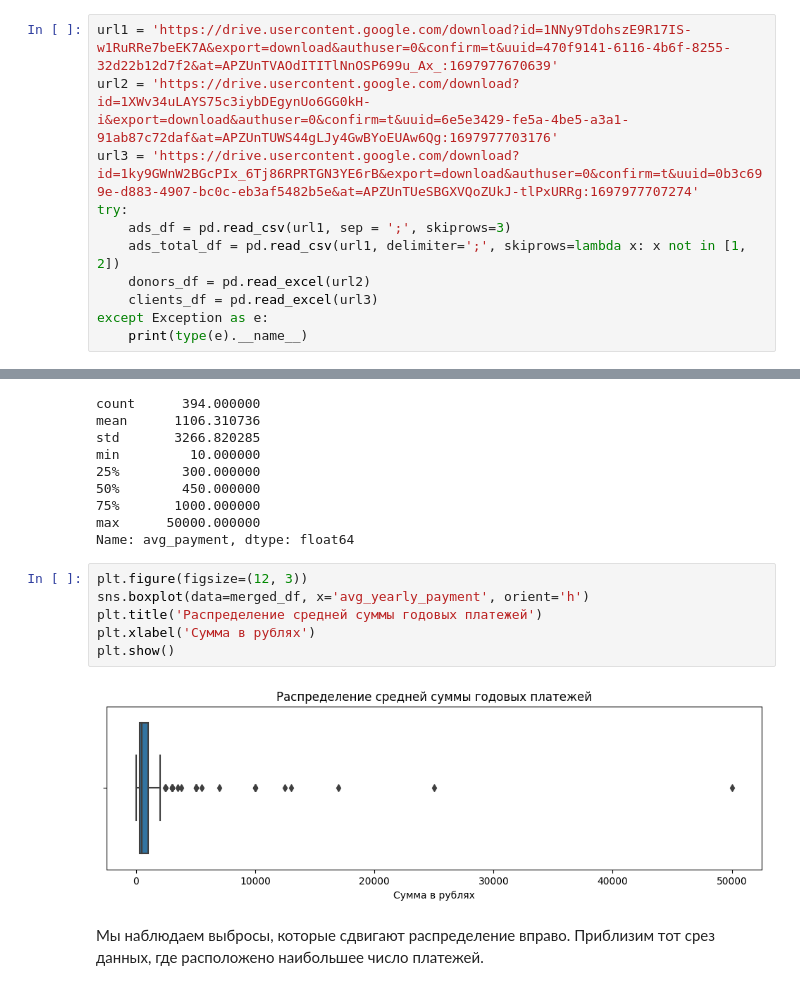
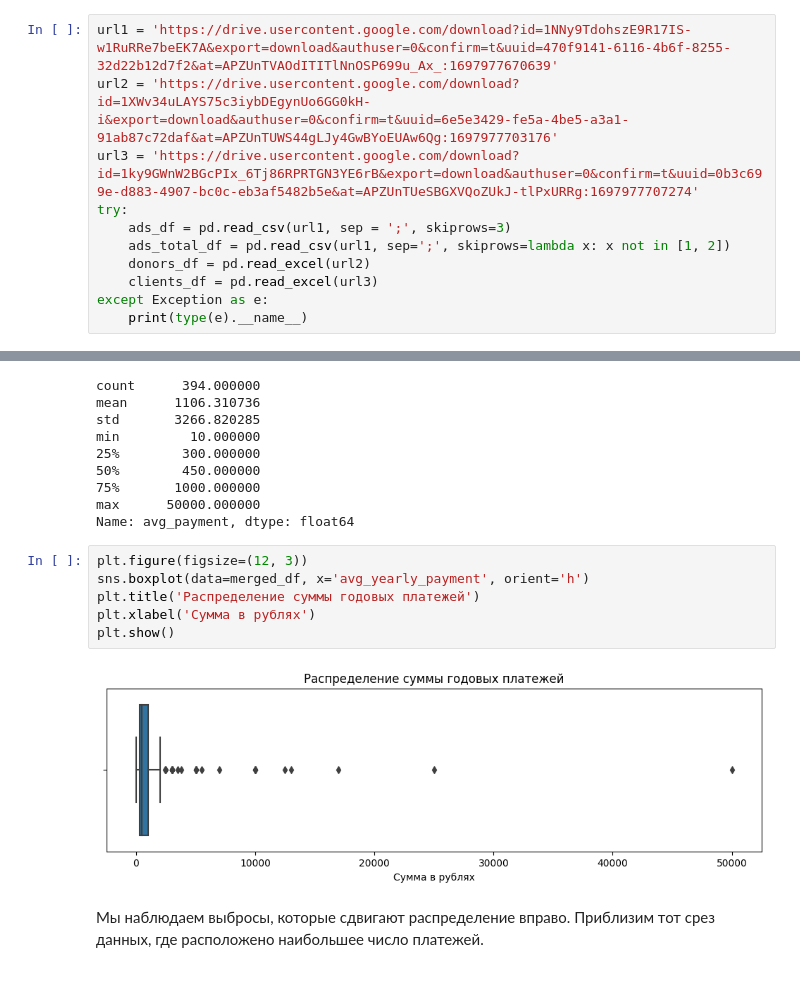
Before and after one commit to KosFr/Pet-projects, a Jupyter notebook: charity_hospital_project/frolov_konstantin_charity_hospital_project.ipynb, the cells around one changed output, grey strips where cells are left out. Saved outputs shown, nothing was run; the diff lists cells and outputs as text.

```diff
--- a/charity_hospital_project/frolov_konstantin_charity_hospital_project.ipynb
+++ b/charity_hospital_project/frolov_konstantin_charity_hospital_project.ipynb
@@ -47,7 +47,7 @@ url2 = 'https://drive.usercontent.google.com/download?id=1XWv34uLAYS75c3iybDEgyn
 url3 = 'https://drive.usercontent.google.com/download?id=1ky9GWnW2BGcPIx_6Tj86RPRTGN3YE6rB&export=download&authuser=0&confirm=t&uuid=0b3c699e-d883-4907-bc0c-eb3af5482b5e&at=APZUnTUeSBGXVQoZUkJ-tlPxURRg:1697977707274'
 try:
     ads_df = pd.read_csv(url1, sep = ';', skiprows=3)
-    ads_total_df = pd.read_csv(url1, delimiter=';', skiprows=lambda x: x not in [1, 2])
+    ads_total_df = pd.read_csv(url1, sep=';', skiprows=lambda x: x not in [1, 2])
     donors_df = pd.read_excel(url2)
     clients_df = pd.read_excel(url3)
 except Exception as e:
@@ -820,11 +892,11 @@ Name: avg_payment, dtype: float64
 # %%
 plt.figure(figsize=(12, 3))
 sns.boxplot(data=merged_df, x='avg_yearly_payment', orient='h')
-plt.title('Распределение средней суммы годовых платежей')
+plt.title('Распределение суммы годовых платежей')
 plt.xlabel('Сумма в рублях')
 plt.show()
 # %% [output]
-[figure, old version]
+[figure, new version]
 # %% [markdown]
 Мы наблюдаем выбросы, которые сдвигают распределение вправо. Приблизим тот срез данных, где расположено наибольшее число платежей.
 # %%
```
Also changed, not shown: parts of 16 cells of this notebook.
